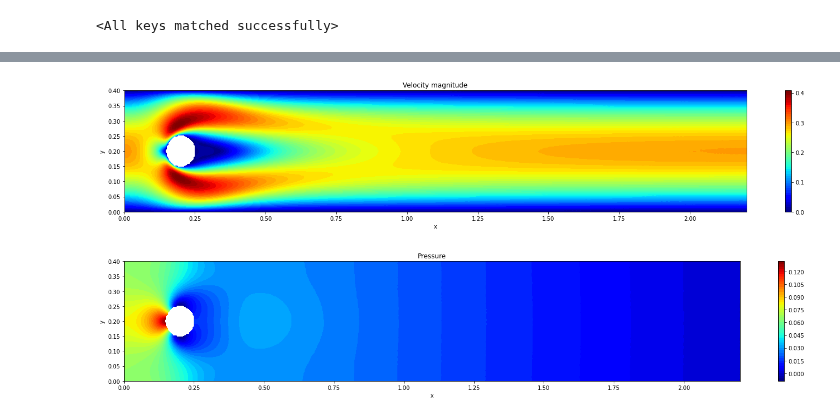
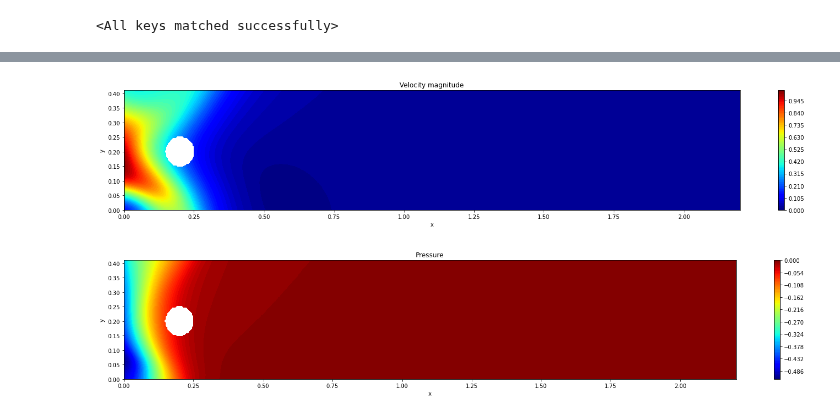
Before and after one commit to zoonature/PINN_NS, a Jupyter notebook: test.ipynb, the cells around one changed output, grey strips where cells are left out. Cells and saved outputs as stored; diff of their text form; code cells hidden in the pictures.

```diff
--- a/test.ipynb
+++ b/test.ipynb
@@ -28,7 +44,13 @@ class PINN(nn.Module):
         return self.model(input_data)
 # %%
 # 모델 생성 및 학습
-model = PINN().cuda()
-model.load_state_dict(torch.load("model/Cylinder_Re20.pt"))
+model = unsteady_PINN().cuda()
+model.load_state_dict(torch.load("model/test_current_min1.pt"))
 # %% [output]
 <All keys matched successfully>
+# %%
+x_initial = np.linspace(0, 2.2, 440).reshape(-1, 1)
+y_initial = np.linspace(0, 0.41, 82).reshape(-1, 1)
+x_initial, y_initial = np.meshgrid(x_initial, y_initial)
+x_initial_tensor = torch.tensor(x_initial, device="cuda", dtype=torch.float32)
+y_initial_tensor = torch.tensor(y_initial, device="cuda", dtype=torch.float32)
@@ -35,43 +94,37 @@ model.load_state_dict(torch.load("model/Cylinder_Re20.pt"))
 # %%
-# 학습 데이터 생성
-x_initial = np.linspace(0, 2.2, 440).reshape(-1, 1)
-y_initial = np.linspace(0, 0.4, 80).reshape(-1, 1)
-x_initial, y_initial = np.meshgrid(x_initial, y_initial)
-x_initial_tensor = torch.tensor(x_initial, device="cuda", dtype=torch.float32)
-y_initial_tensor = torch.tensor(y_initial, device="cuda", dtype=torch.float32)
+time = 10
 
-
-u = model(x_initial_tensor, y_initial_tensor)[:,0].detach().cpu().numpy()
-v = model(x_initial_tensor, y_initial_tensor)[:,1].detach().cpu().numpy()
-p = model(x_initial_tensor, y_initial_tensor)[:,2].detach().cpu().numpy()
+u = model(x_initial_tensor, y_initial_tensor, torch.full_like(x_initial_tensor, time))[:,0].detach().cpu().numpy()
+v = model(x_initial_tensor, y_initial_tensor, torch.full_like(x_initial_tensor, time))[:,1].detach().cpu().numpy()
+p = model(x_initial_tensor, y_initial_tensor, torch.full_like(x_initial_tensor, time))[:,2].detach().cpu().numpy()
 vel = (u*u+v*v)**(1/2)
 
 
 # 구멍을 뚫은 부분 제외한 데이터 마스킹
 cylinder_mask = (x_initial-0.2)**2 + (y_initial-0.2)**2 > 0.05**2
 
 
 # 속도(velocity) 데이터에 대한 등고선 그래프 그리기
 fig, ax = plt.subplots(figsize=(25, 4))
-masked_vel = np.where(cylinder_mask, vel.reshape(80,440), np.nan)
-contourf = ax.contourf(x_initial, y_initial, masked_vel, cmap='jet', levels=51, vmax=0.4, vmin=0)
-colorbar = plt.colorbar(contourf, ax=ax, ticks = [0,0.1,0.2,0.3,0.4])
+masked_vel = np.where(cylinder_mask, vel.reshape(82,440), np.nan)
+contourf = ax.contourf(x_initial, y_initial, masked_vel, cmap='jet', levels=101)#, vmin=0, vmax=1.4)
+colorbar = plt.colorbar(contourf, ax=ax)
 ax.set_xlabel('x')
 ax.set_ylabel('y')
 ax.set_title('Velocity magnitude')
-plt.savefig("image/Cylinder_Re20_velocity.png")
+# plt.savefig("image/Cylinder_Re100_velocity.png")
 plt.show()
 
 # 그래프 생성
 fig, ax = plt.subplots(figsize=(25, 4))
-masked_p = np.where(cylinder_mask, p.reshape(80,440), np.nan)
-scatter = ax.contourf(x_initial, y_initial, masked_p, cmap='jet', levels=51)
+masked_p = np.where(cylinder_mask, p.reshape(82,440), np.nan)
+scatter = ax.contourf(x_initial, y_initial, masked_p, cmap='jet', levels=101)
 colorbar = plt.colorbar(scatter, ax=ax)
 ax.set_xlabel('x')
 ax.set_ylabel('y')
 ax.set_title('Pressure')
-plt.savefig("image/Cylinder_Re20_pressure.png")
+# plt.savefig("image/Cylinder_Re100_pressure.png")
 plt.show()
 # %% [output]
-[figure, old version]
+[figure, new version]
-[figure, old version]
+[figure, new version]
```
Also changed, not shown: parts of 3 cells of this notebook, 5 other files.
